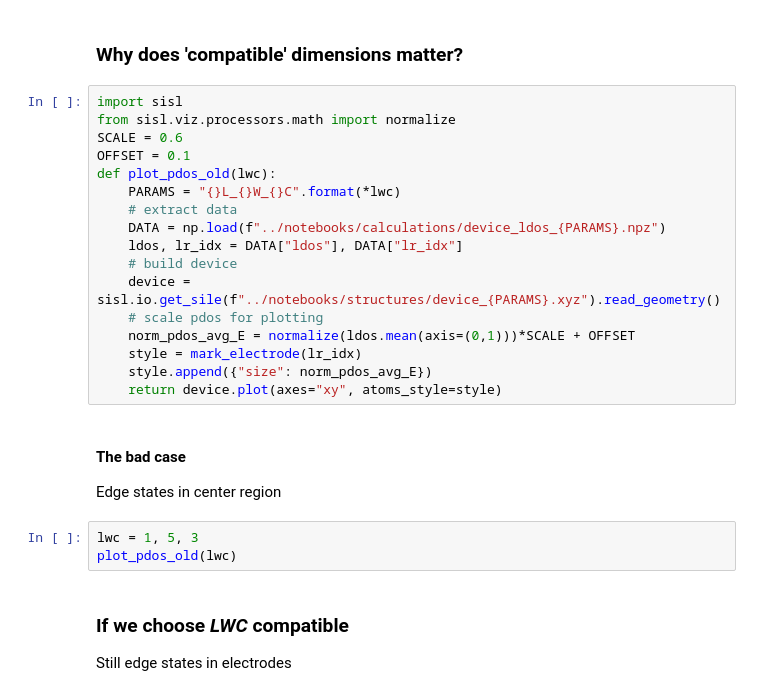
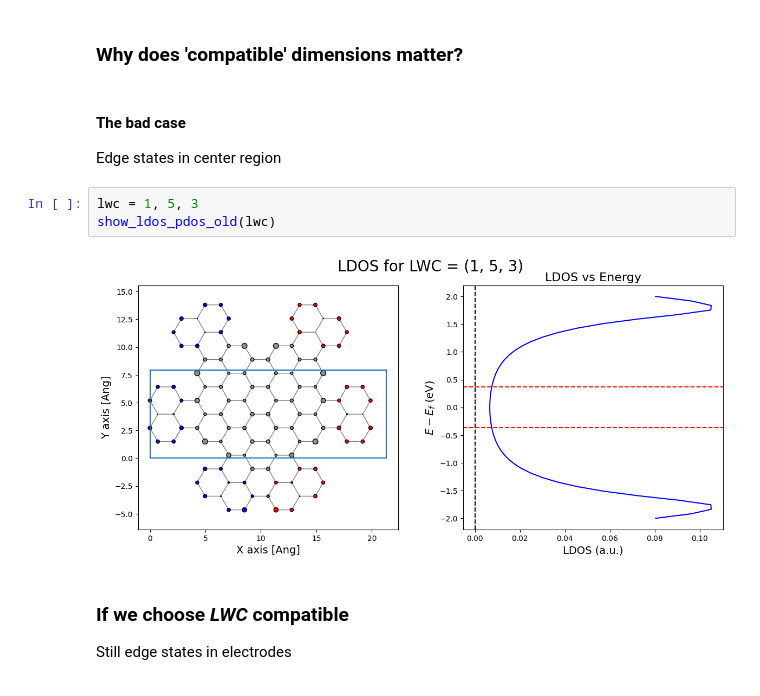
Before and after one commit to BastianValhoj/QuantumTwistingMicroscope, a Jupyter notebook: QTM/presentation/presentation.ipynb, the cells around one changed output. Cells and saved outputs as stored; diff of their text form.

```diff
--- a/QTM/presentation/presentation.ipynb
+++ b/QTM/presentation/presentation.ipynb
@@ -77,29 +195,14 @@ a_style = mark_electrode((lr_idxs))
 plot_with_center(d, atoms_style=a_style)
 # %% [markdown]
 ### Why does 'compatible' dimensions matter?
-# %%
-import sisl
-from sisl.viz.processors.math import normalize
-SCALE = 0.6
-OFFSET = 0.1
-def plot_pdos_old(lwc):
-    PARAMS = "{}L_{}W_{}C".format(*lwc)
-    # extract data
-    DATA = np.load(f"../notebooks/calculations/device_ldos_{PARAMS}.npz")
-    ldos, lr_idx = DATA["ldos"], DATA["lr_idx"]
-    # build device
-    device = sisl.io.get_sile(f"../notebooks/structures/device_{PARAMS}.xyz").read_geometry()
-    # scale pdos for plotting
-    norm_pdos_avg_E = normalize(ldos.mean(axis=(0,1)))*SCALE + OFFSET
-    style = mark_electrode(lr_idx)
-    style.append({"size": norm_pdos_avg_E})
-    return device.plot(axes="xy", atoms_style=style)
 # %% [markdown]
 #### The bad case
 Edge states in center region
 # %%
 lwc = 1, 5, 3
-plot_pdos_old(lwc)
+show_ldos_pdos_old(lwc)
+# %% [output]
+[figure, added]
 # %% [markdown]
 ### If we choose *LWC* compatible
 
```
Also changed, not shown: parts of 17 cells of this notebook.
